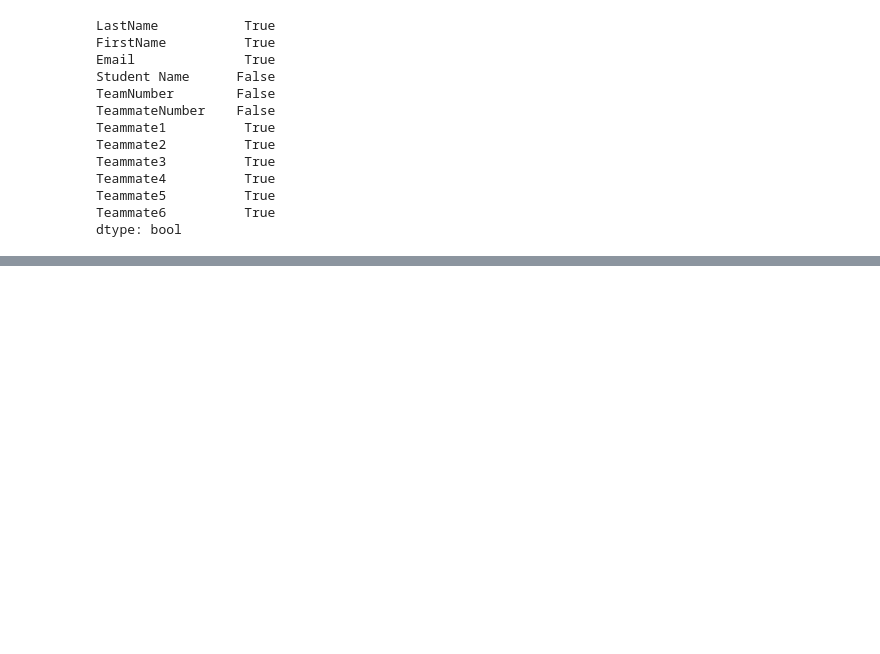
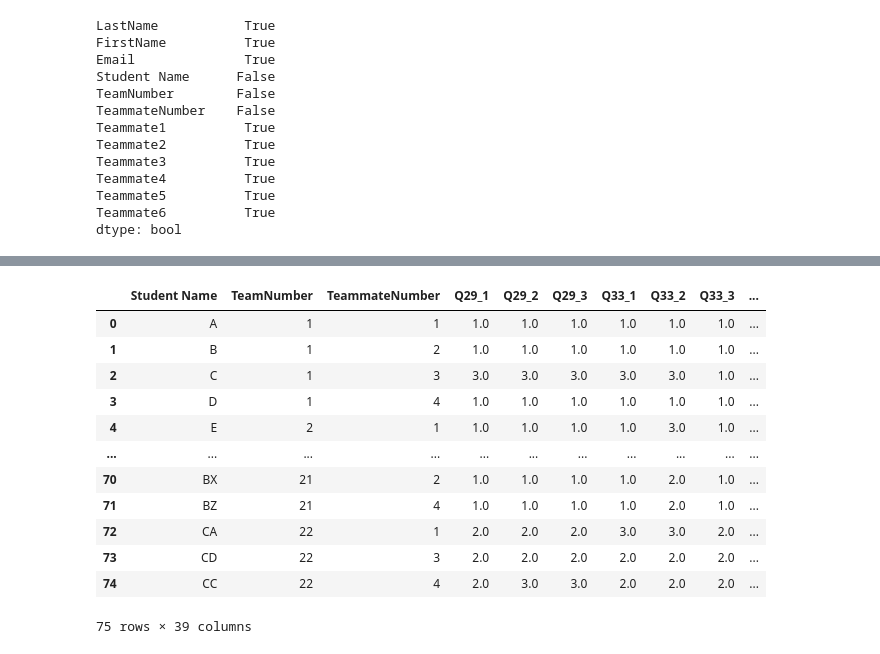
Before and after one commit to PaulDTP/haas, a Jupyter notebook: eda.ipynb, the cells around one changed output, grey strips where cells are left out. Cells and saved outputs as stored; diff of their text form; code cells hidden in the pictures; blank space fills up the shorter version.

```diff
--- a/eda.ipynb
+++ b/eda.ipynb
@@ -27,6 +27,6 @@ Progress                    1
 Name: Progress, dtype: int64
 # %%
-roster = pd.read_csv('Share EOS Spring 2021 ANALYSIS.xlsx - ROSTER.csv')
+roster = pd.read_csv('roster.csv')
 roster
 # %% [output]
 |  | LastName | FirstName | Email | Student Name | TeamNumber | TeammateNumber | Teammate1 | Teammate2 | ... |
@@ -60,0 +84,17 @@ dtype: bool
+# %%
+full_data = roster.iloc[:,3:6].merge(cleaned)
+full_data
+# %% [output]
+|  | Student Name | TeamNumber | TeammateNumber | Q29_1 | Q29_2 | Q29_3 | Q33_1 | Q33_2 | Q33_3 | ... |
+| 0 | A | 1 | 1 | 1.0 | 1.0 | 1.0 | 1.0 | 1.0 | 1.0 | ... |
+| 1 | B | 1 | 2 | 1.0 | 1.0 | 1.0 | 1.0 | 1.0 | 1.0 | ... |
+| 2 | C | 1 | 3 | 3.0 | 3.0 | 3.0 | 3.0 | 3.0 | 1.0 | ... |
+| 3 | D | 1 | 4 | 1.0 | 1.0 | 1.0 | 1.0 | 1.0 | 1.0 | ... |
+| 4 | E | 2 | 1 | 1.0 | 1.0 | 1.0 | 1.0 | 3.0 | 1.0 | ... |
+| ... | ... | ... | ... | ... | ... | ... | ... | ... | ... | ... |
+| 70 | BX | 21 | 2 | 1.0 | 1.0 | 1.0 | 1.0 | 2.0 | 1.0 | ... |
+| 71 | BZ | 21 | 4 | 1.0 | 1.0 | 1.0 | 1.0 | 2.0 | 1.0 | ... |
+| 72 | CA | 22 | 1 | 2.0 | 2.0 | 2.0 | 3.0 | 3.0 | 2.0 | ... |
+| 73 | CD | 22 | 3 | 2.0 | 2.0 | 2.0 | 2.0 | 2.0 | 2.0 | ... |
+| 74 | CC | 22 | 4 | 2.0 | 3.0 | 3.0 | 2.0 | 2.0 | 2.0 | ... |
+75 rows × 39 columns
```
Also changed, not shown: parts of 3 cells of this notebook, 3 other files.
